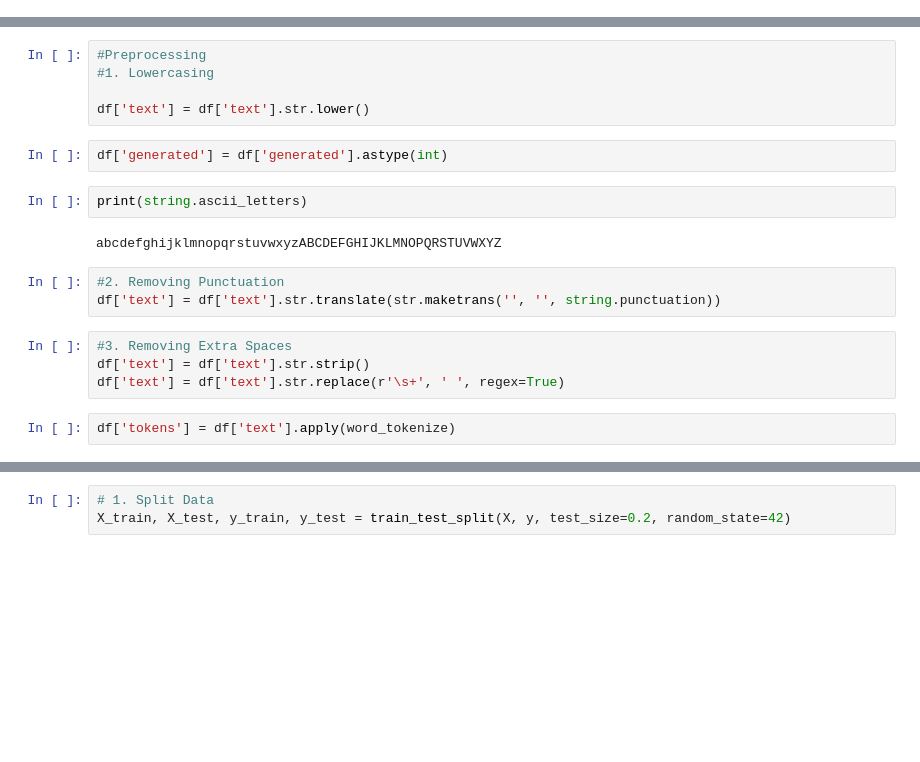
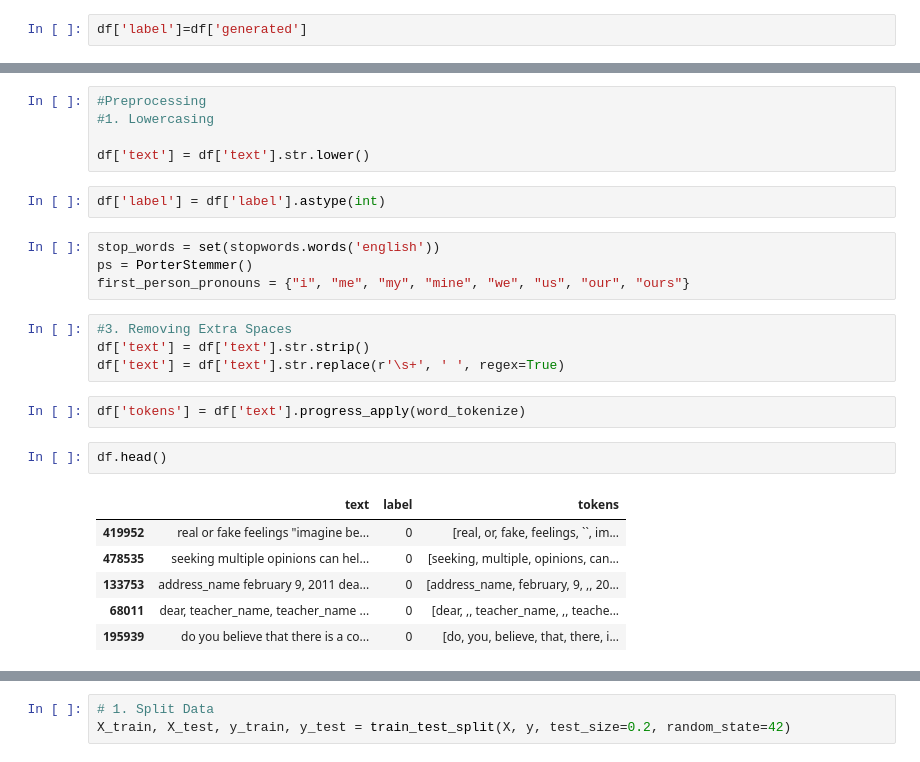
Before and after one commit to vritika19/AI-vs-HUMAN, a Jupyter notebook: AivsHuman.ipynb, the cells around one changed output, grey strips where cells are left out. Saved outputs shown, nothing was run; the diff lists cells and outputs as text; blank space fills up the shorter version.

```diff
--- a/AivsHuman.ipynb
+++ b/AivsHuman.ipynb
@@ -75,0 +100,2 @@ Generated by AI : 1 and Human Text: 0
+# %%
+df['label']=df['generated']
@@ -79,17 +109,23 @@ Generated by AI : 1 and Human Text: 0
 
 df['text'] = df['text'].str.lower()
 # %%
-df['generated'] = df['generated'].astype(int)
+df['label'] = df['label'].astype(int)
-# %%
-print(string.ascii_letters)
-# %% [output]
-abcdefghijklmnopqrstuvwxyzABCDEFGHIJKLMNOPQRSTUVWXYZ
-# %%
-#2. Removing Punctuation
-df['text'] = df['text'].str.translate(str.maketrans('', '', string.punctuation))
+# %%
+stop_words = set(stopwords.words('english'))
+ps = PorterStemmer()
+first_person_pronouns = {"i", "me", "my", "mine", "we", "us", "our", "ours"}
 # %%
 #3. Removing Extra Spaces
 df['text'] = df['text'].str.strip()
 df['text'] = df['text'].str.replace(r'\s+', ' ', regex=True)
 # %%
-df['tokens'] = df['text'].apply(word_tokenize)
+df['tokens'] = df['text'].progress_apply(word_tokenize)
+# %%
+df.head()
+# %% [output]
+|  | text | label | tokens |
+| 419952 | real or fake feelings "imagine be... | 0 | [real, or, fake, feelings, ``, im... |
+| 478535 | seeking multiple opinions can hel... | 0 | [seeking, multiple, opinions, can... |
+| 133753 | address_name february 9, 2011 dea... | 0 | [address_name, february, 9, ,, 20... |
+| 68011 | dear, teacher_name, teacher_name ... | 0 | [dear, ,, teacher_name, ,, teache... |
+| 195939 | do you believe that there is a co... | 0 | [do, you, believe, that, there, i... |
```
Also changed, not shown: parts of 32 cells of this notebook, 3 other files.
